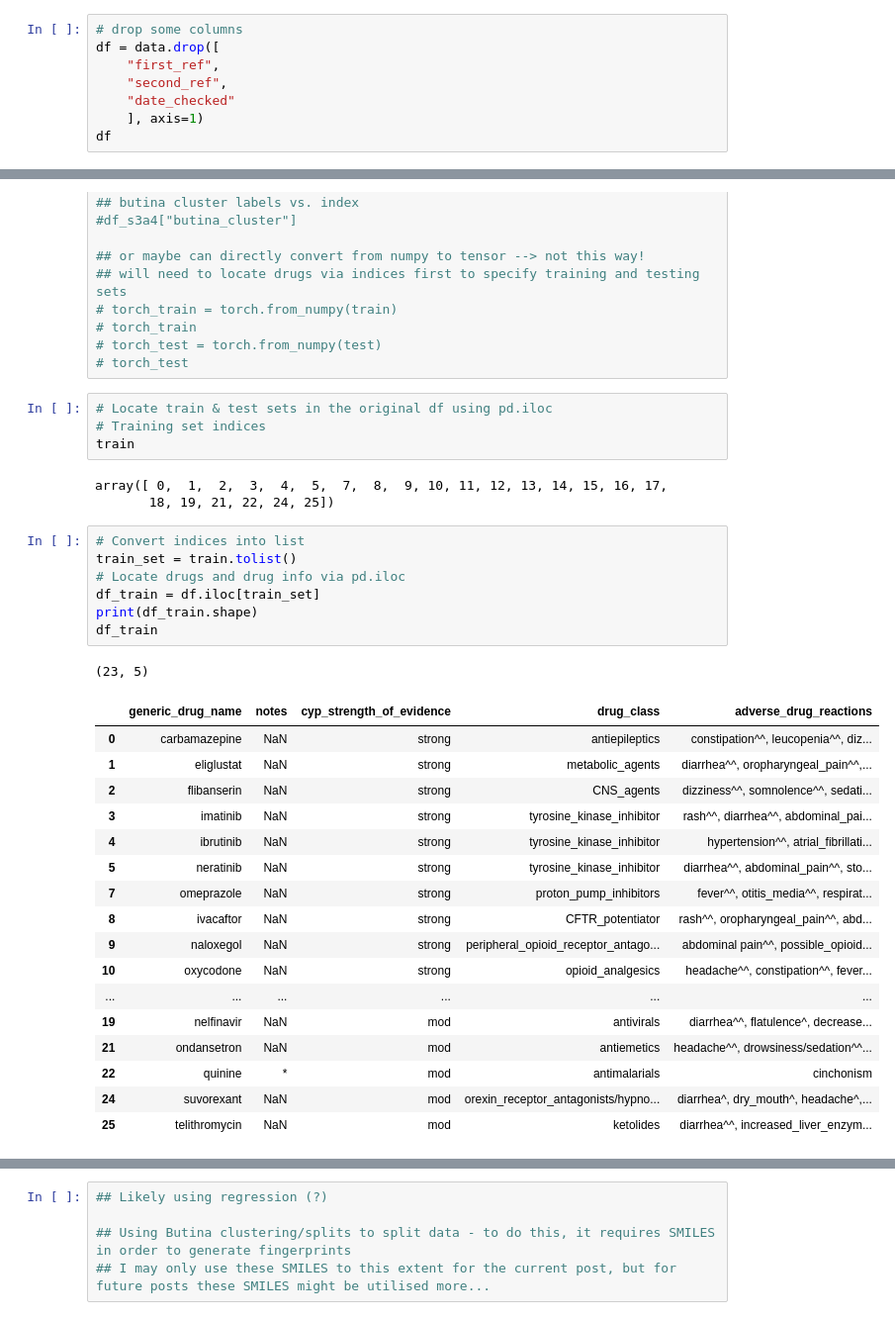
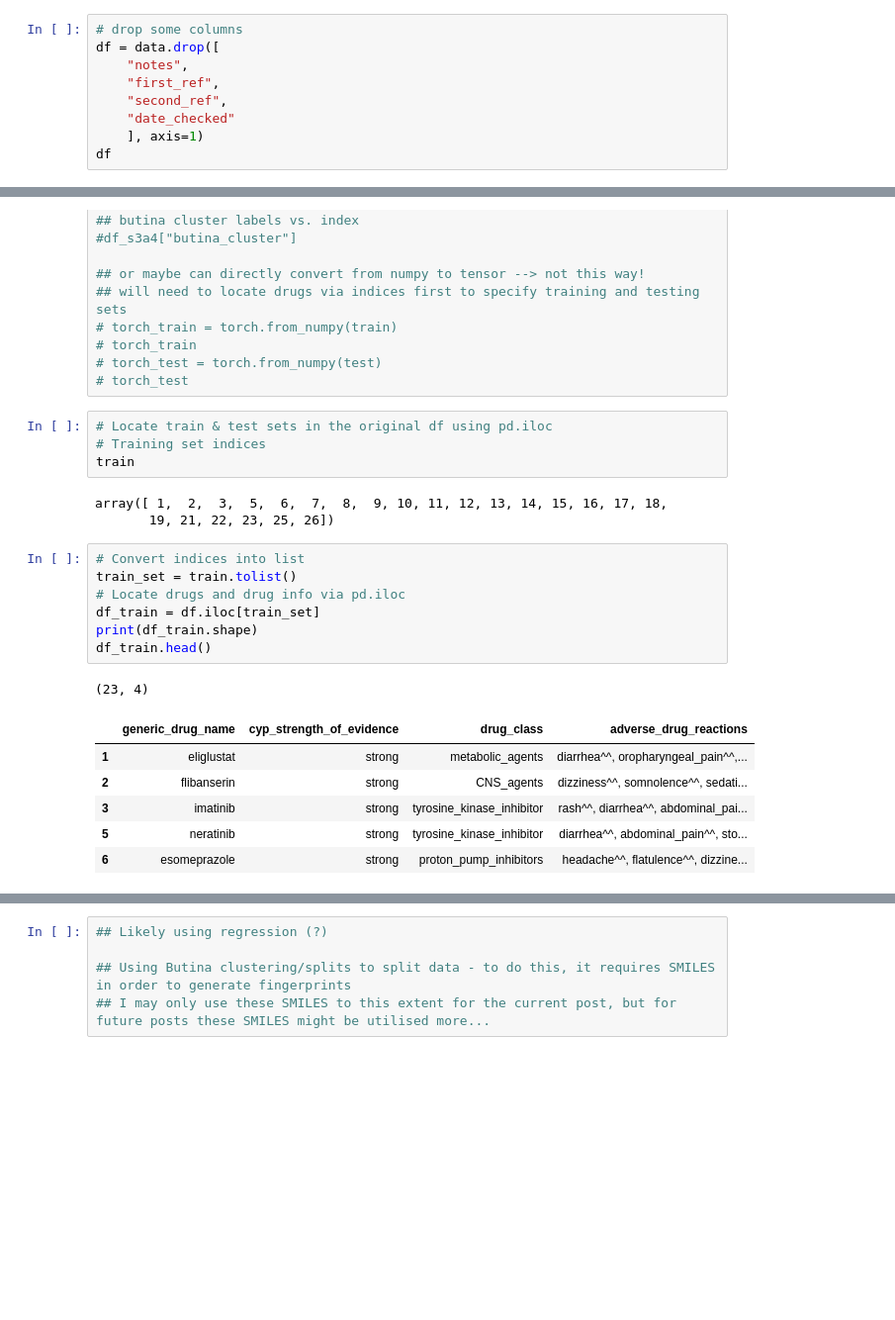
Before and after one commit to jhylin/Adverse_drug_reactions, a Jupyter notebook: ADR_test.ipynb, the cells around one changed output, grey strips where cells are left out. Shown at 99% size. Saved outputs shown, nothing was run; the diff lists cells and outputs as text; blank space fills up the shorter version.

```diff
--- a/ADR_test.ipynb
+++ b/ADR_test.ipynb
@@ -23,6 +25,7 @@ For drug with astericks marked in "notes" column, see data notes under "Exceptio
 # %%
 # drop some columns
 df = data.drop([
+    "notes",
     "first_ref",
     "second_ref",
     "date_checked"
@@ -215,34 +198,23 @@ for train, test in group_kfold_shuffle.split(np.stack(df_s3a4.fp), df.adverse_dr
 # Training set indices
 train
 # %% [output]
-array([ 0,  1,  2,  3,  4,  5,  7,  8,  9, 10, 11, 12, 13, 14, 15, 16, 17,
-       18, 19, 21, 22, 24, 25])
+array([ 1,  2,  3,  5,  6,  7,  8,  9, 10, 11, 12, 13, 14, 15, 16, 17, 18,
+       19, 21, 22, 23, 25, 26])
 # %%
 # Convert indices into list
 train_set = train.tolist()
 # Locate drugs and drug info via pd.iloc
 df_train = df.iloc[train_set]
 print(df_train.shape)
-df_train
+df_train.head()
 # %% [output]
-(23, 5)
+(23, 4)
-|  | generic_drug_name | notes | cyp_strength_of_evidence | drug_class | adverse_drug_reactions |
-| 0 | carbamazepine | NaN | strong | antiepileptics | constipation^^, leucopenia^^, diz... |
-| 1 | eliglustat | NaN | strong | metabolic_agents | diarrhea^^, oropharyngeal_pain^^,... |
-| 2 | flibanserin | NaN | strong | CNS_agents | dizziness^^, somnolence^^, sedati... |
-| 3 | imatinib | NaN | strong | tyrosine_kinase_inhibitor | rash^^, diarrhea^^, abdominal_pai... |
-| 4 | ibrutinib | NaN | strong | tyrosine_kinase_inhibitor | hypertension^^, atrial_fibrillati... |
-| 5 | neratinib | NaN | strong | tyrosine_kinase_inhibitor | diarrhea^^, abdominal_pain^^, sto... |
-| 7 | omeprazole | NaN | strong | proton_pump_inhibitors | fever^^, otitis_media^^, respirat... |
-| 8 | ivacaftor | NaN | strong | CFTR_potentiator | rash^^, oropharyngeal_pain^^, abd... |
-| 9 | naloxegol | NaN | strong | peripheral_opioid_receptor_antago... | abdominal pain^^, possible_opioid... |
-| 10 | oxycodone | NaN | strong | opioid_analgesics | headache^^, constipation^^, fever... |
-| ... | ... | ... | ... | ... | ... |
-| 19 | nelfinavir | NaN | mod | antivirals | diarrhea^^, flatulence^, decrease... |
-| 21 | ondansetron | NaN | mod | antiemetics | headache^^, drowsiness/sedation^^... |
-| 22 | quinine | * | mod | antimalarials | cinchonism |
-| 24 | suvorexant | NaN | mod | orexin_receptor_antagonists/hypno... | diarrhea^, dry_mouth^, headache^,... |
-| 25 | telithromycin | NaN | mod | ketolides | diarrhea^^, increased_liver_enzym... |
+|  | generic_drug_name | cyp_strength_of_evidence | drug_class | adverse_drug_reactions |
+| 1 | eliglustat | strong | metabolic_agents | diarrhea^^, oropharyngeal_pain^^,... |
+| 2 | flibanserin | strong | CNS_agents | dizziness^^, somnolence^^, sedati... |
+| 3 | imatinib | strong | tyrosine_kinase_inhibitor | rash^^, diarrhea^^, abdominal_pai... |
+| 5 | neratinib | strong | tyrosine_kinase_inhibitor | diarrhea^^, abdominal_pain^^, sto... |
+| 6 | esomeprazole | strong | proton_pump_inhibitors | headache^^, flatulence^^, dizzine... |
 # %%
 # Testing set indices
 test
```
Also changed, not shown: parts of 23 cells of this notebook.
